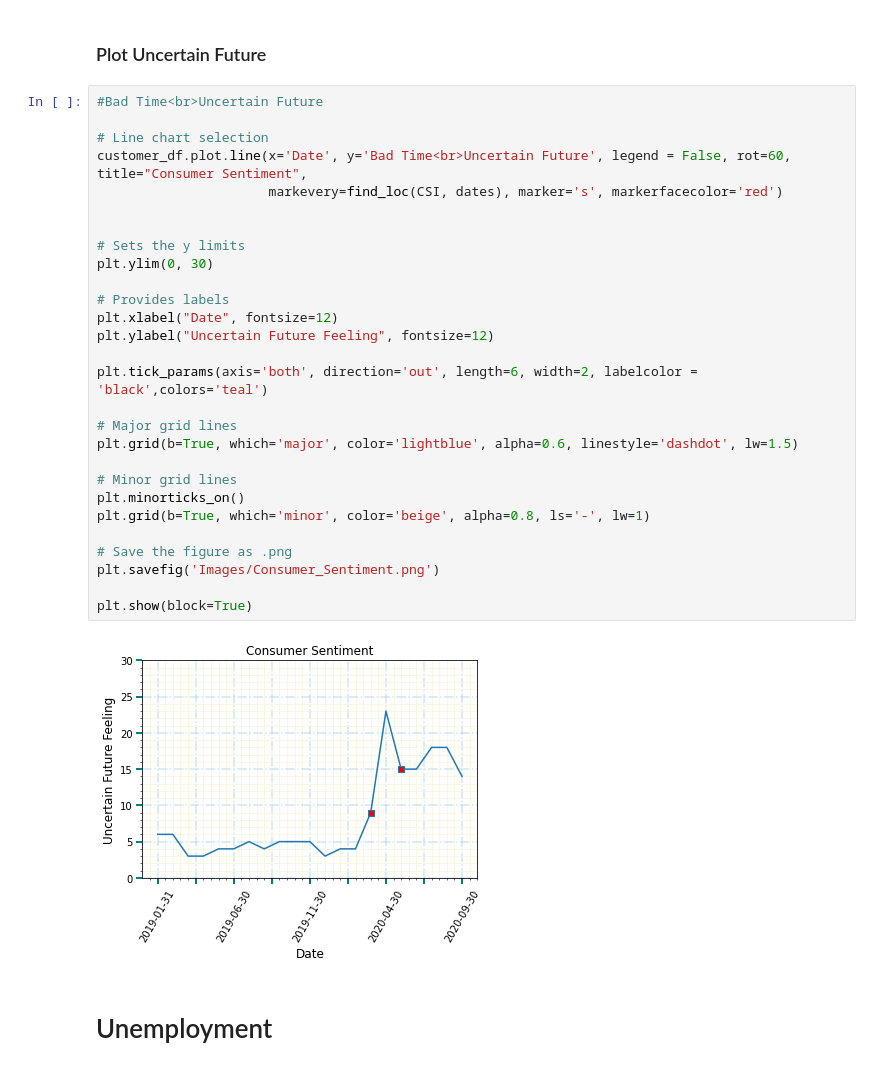
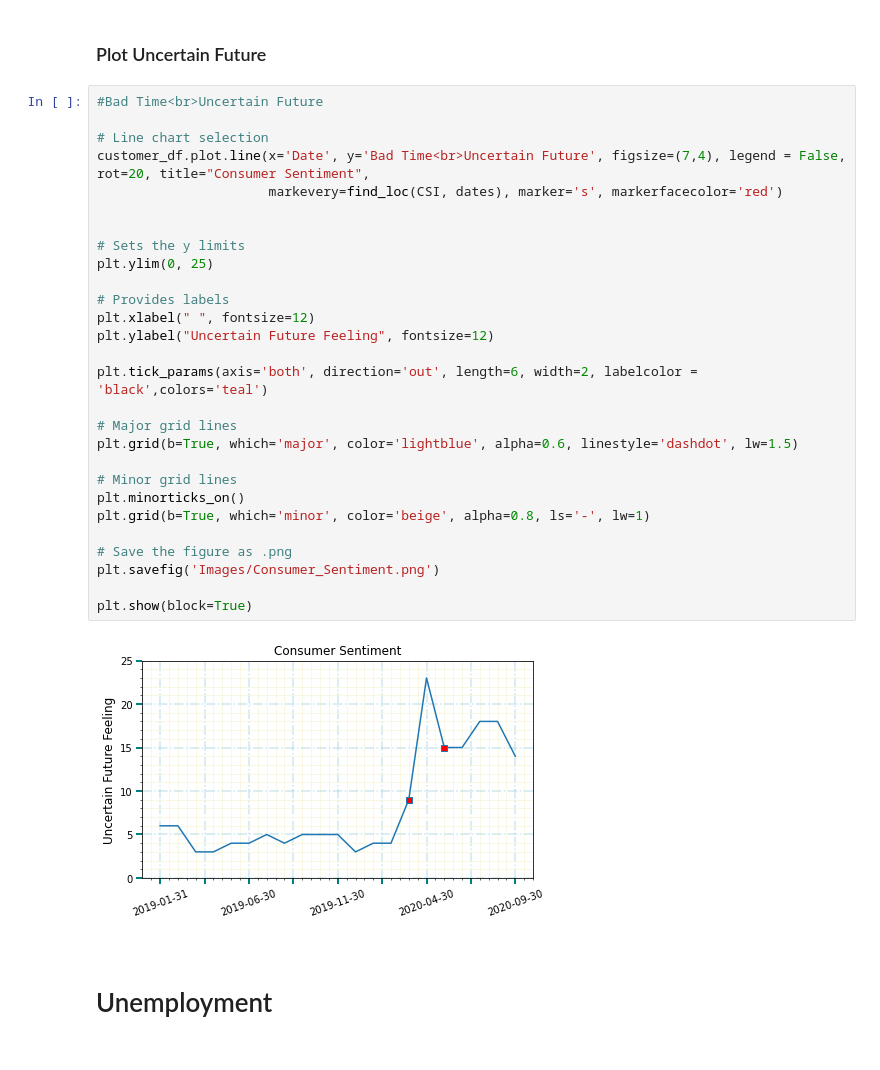
Before and after one commit to danawoodruff/Car-Sales-Analysis, a Jupyter notebook: Master_Notebook.ipynb, the cells around one changed output. Drawn from its saved outputs; the diff is of its cells as text.

Commit message:
change plot figure size

```diff
--- a/Master_Notebook.ipynb
+++ b/Master_Notebook.ipynb
@@ -66,33 +66,33 @@ def find_loc(CSI, dates):
 # %%
 #Bad Time<br>Uncertain Future
 
 # Line chart selection
-customer_df.plot.line(x='Date', y='Bad Time<br>Uncertain Future', legend = False, rot=60, title="Consumer Sentiment",
+customer_df.plot.line(x='Date', y='Bad Time<br>Uncertain Future', figsize=(7,4), legend = False, rot=20, title="Consumer Sentiment",
                       markevery=find_loc(CSI, dates), marker='s', markerfacecolor='red')
 
 
 # Sets the y limits
-plt.ylim(0, 30)
+plt.ylim(0, 25)
 
 # Provides labels
-plt.xlabel("Date", fontsize=12)
+plt.xlabel(" ", fontsize=12)
 plt.ylabel("Uncertain Future Feeling", fontsize=12)
 
 plt.tick_params(axis='both', direction='out', length=6, width=2, labelcolor = 'black',colors='teal')
 
 # Major grid lines
 plt.grid(b=True, which='major', color='lightblue', alpha=0.6, linestyle='dashdot', lw=1.5)
 
 # Minor grid lines
 plt.minorticks_on()
 plt.grid(b=True, which='minor', color='beige', alpha=0.8, ls='-', lw=1)
 
 # Save the figure as .png
 plt.savefig('Images/Consumer_Sentiment.png')
 
 plt.show(block=True)
 # %% [output]
-[figure, old version]
+[figure, new version]
 # %% [markdown]
 # Unemployment
 # %%
```
Also changed, not shown: parts of 7 cells of this notebook, 8 other files.
